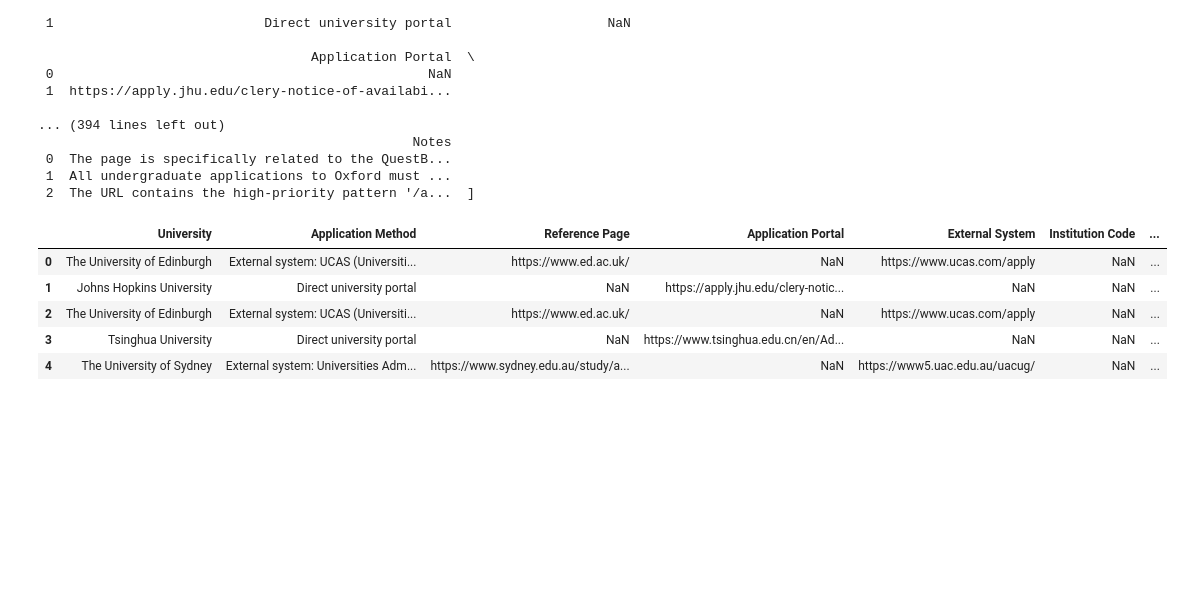
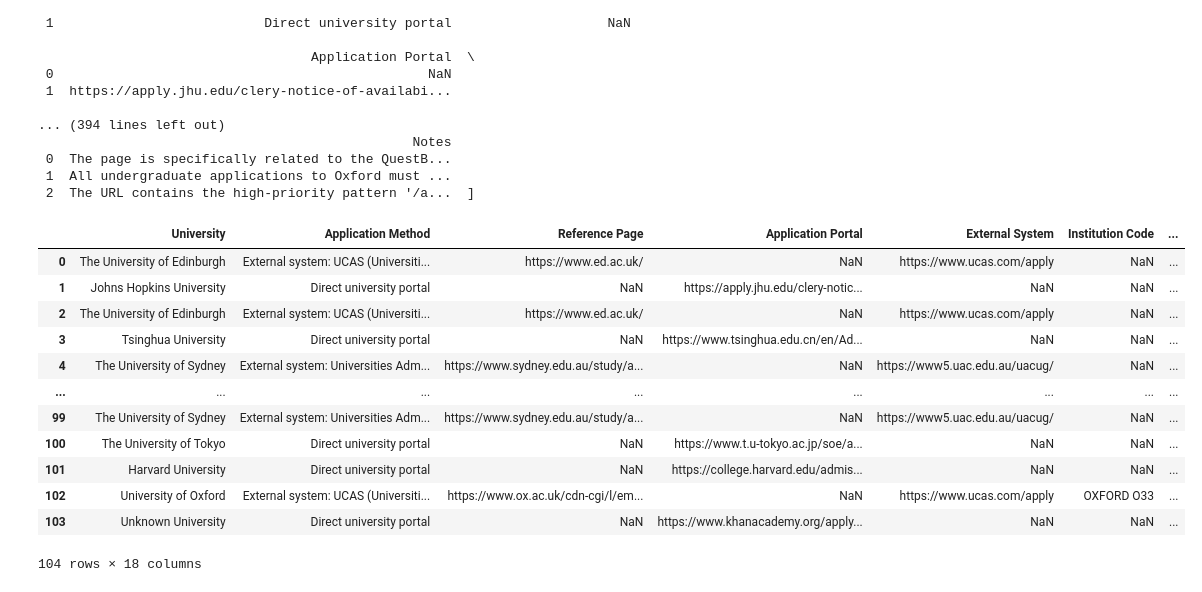
Before and after one commit to GhoulBiter/scraper, a Jupyter notebook: test.ipynb, the cells around one changed output. Saved outputs shown, nothing was run; the diff lists cells and outputs as text; code cells hidden in the pictures; blank space fills up the shorter version.

```diff
--- a/test.ipynb
+++ b/test.ipynb
@@ -198,11 +198,18 @@ csv_dataframes
  2  The URL contains the high-priority pattern '/a...  ]
 # %%
 merged_df = pd.concat(csv_dataframes, ignore_index=True)
-merged_df.head()
+merged_df
 # %% [output]
 |  | University | Application Method | Reference Page | Application Portal | External System | Institution Code | ... |
 | 0 | The University of Edinburgh | External system: UCAS (Universiti... | https://www.ed.ac.uk/ | NaN | https://www.ucas.com/apply | NaN | ... |
 | 1 | Johns Hopkins University | Direct university portal | NaN | https://apply.jhu.edu/clery-notic... | NaN | NaN | ... |
 | 2 | The University of Edinburgh | External system: UCAS (Universiti... | https://www.ed.ac.uk/ | NaN | https://www.ucas.com/apply | NaN | ... |
 | 3 | Tsinghua University | Direct university portal | NaN | https://www.tsinghua.edu.cn/en/Ad... | NaN | NaN | ... |
 | 4 | The University of Sydney | External system: Universities Adm... | https://www.sydney.edu.au/study/a... | NaN | https://www5.uac.edu.au/uacug/ | NaN | ... |
+| ... | ... | ... | ... | ... | ... | ... | ... |
+| 99 | The University of Sydney | External system: Universities Adm... | https://www.sydney.edu.au/study/a... | NaN | https://www5.uac.edu.au/uacug/ | NaN | ... |
+| 100 | The University of Tokyo | Direct university portal | NaN | https://www.t.u-tokyo.ac.jp/soe/a... | NaN | NaN | ... |
+| 101 | Harvard University | Direct university portal | NaN | https://college.harvard.edu/admis... | NaN | NaN | ... |
+| 102 | University of Oxford | External system: UCAS (Universiti... | https://www.ox.ac.uk/cdn-cgi/l/em... | NaN | https://www.ucas.com/apply | OXFORD O33 | ... |
+| 103 | Unknown University | Direct university portal | NaN | https://www.khanacademy.org/apply... | NaN | NaN | ... |
+104 rows × 18 columns
```
Also changed, not shown: 4 other files.
